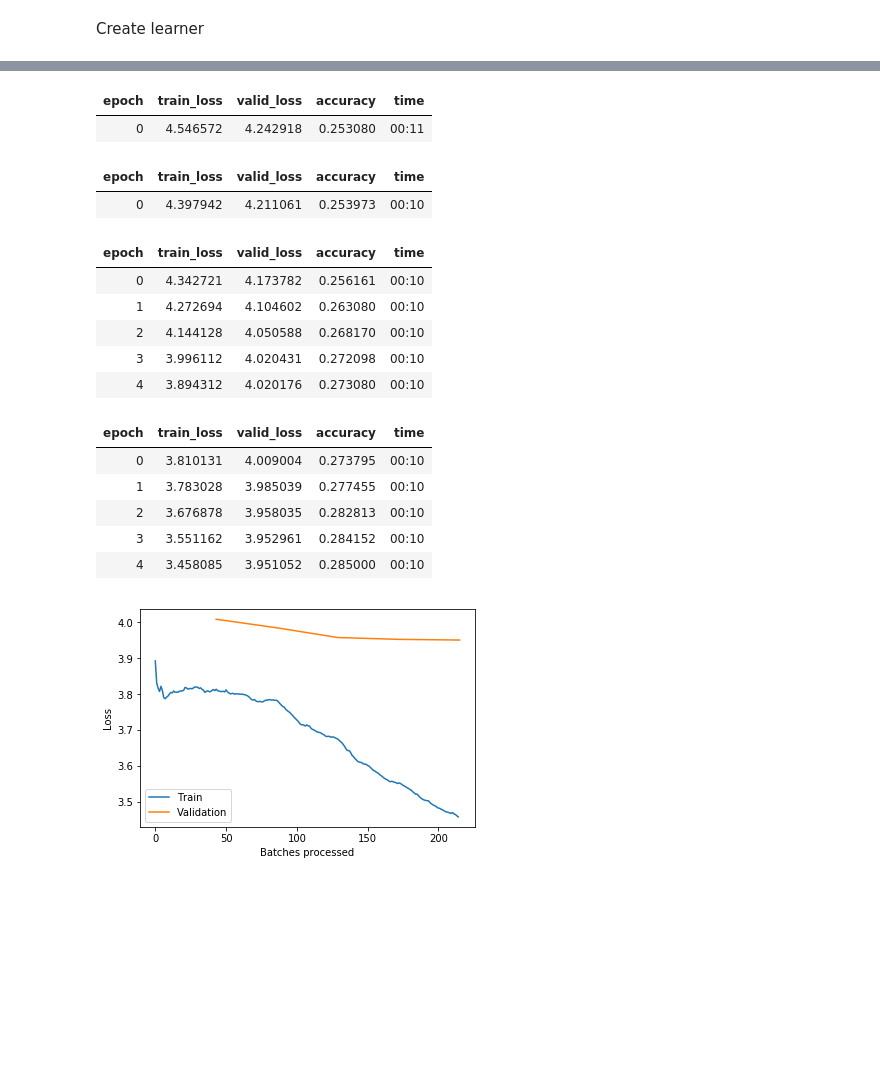
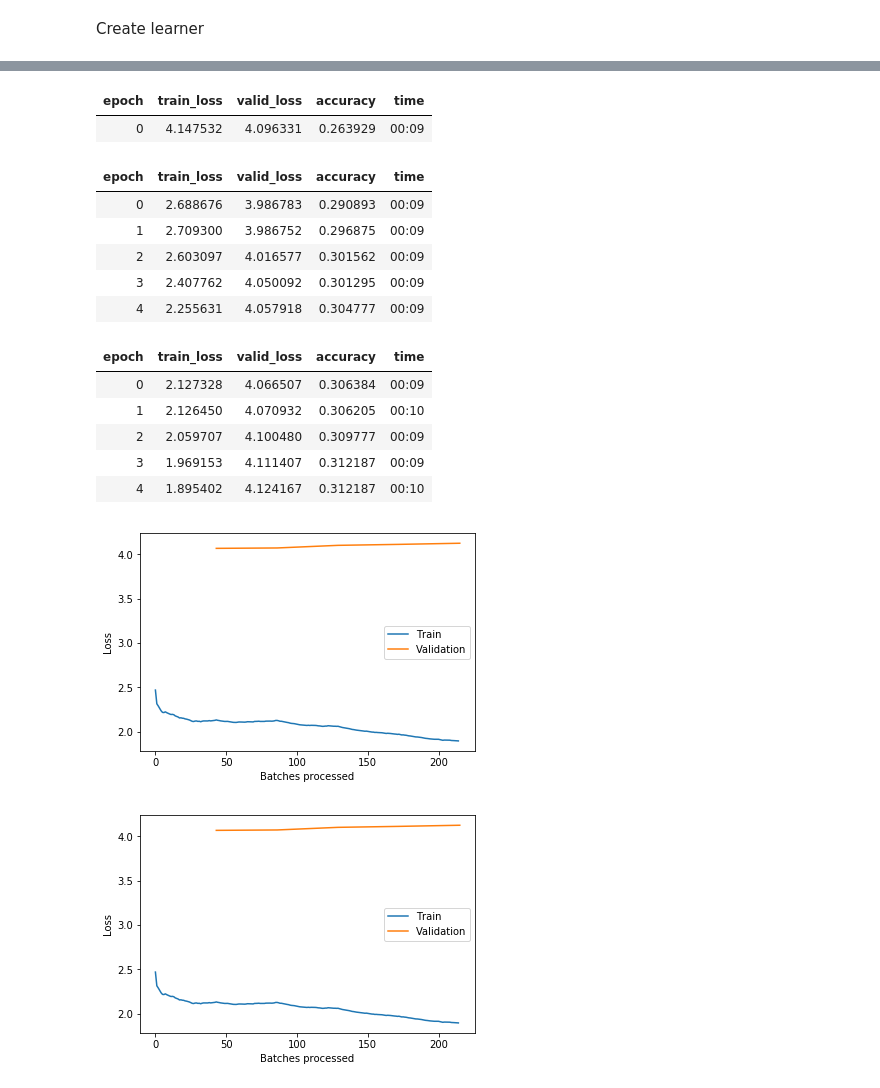
Before and after one commit to marvin-hansen/AI-FUN, a Jupyter notebook: Socrates_ai.ipynb, the cells around one changed output, grey strips where cells are left out. Cells and saved outputs as stored; diff of their text form; code cells hidden in the pictures; blank space fills up the shorter version.

Commit message:
0.2 [Apr/30] Tuned parameters to optimze learning rate

```diff
--- a/Socrates_ai.ipynb
+++ b/Socrates_ai.ipynb
@@ -193,14 +183,14 @@ data_lm = TextLMDataBunch.from_df('data', train_df, valid_df, text_cols='text',
 # %% [markdown]
 Create learner
 # %%
-#learn = language_model_learner(data=data_lm,arch=Transformer, drop_mult=0.5)
+learn.destroy()
 
-#learn.destroy()
+learn = language_model_learner(data=data_lm,arch=AWD_LSTM, drop_mult=0.5)
 
-learn = language_model_learner(data_lm, AWD_LSTM, drop_mult=0.5)
+print("Done! New Learner created!")
 # %%
 # Train model
 # %%
-learn.fit_one_cycle(1, 1e-2)
+learn.fit_one_cycle(3, 1e-2)
 # %% [output]
 | epoch | train_loss | valid_loss | accuracy | time |
@@ -215,37 +207,42 @@ LR Finder is complete, type {learner_name}.recorder.plot() to see the graph.
-# %%
-learn.unfreeze()
-learn.fit_one_cycle(1, 1e-3)
-# %% [output]
-| epoch | train_loss | valid_loss | accuracy | time |
-| 0 | 4.546572 | 4.242918 | 0.253080 | 00:11 |
+# %%
+# re-train the entire model
+learn.unfreeze()
+
+# 10x optimal rate
+learn.fit_one_cycle(1, 1e-2)
+# %% [output]
+| epoch | train_loss | valid_loss | accuracy | time |
+| 0 | 4.147532 | 4.096331 | 0.263929 | 00:09 |
 # %%
-  # start with a mega rate
-  learn.fit_one_cycle(3, 3e-4)
+  # 10x optimal rate
+  cycles = 5
+  lr =  1e-2
 
-  # smaller rate with smaller steps
-  learn.fit_one_cycle(5, 1e-3, wd=0.1)
-  # plot losses
+  # slice for learn rate gradient
+  learn.fit_one_cycle(cycles, slice(lr), wd=0.1)
 
-  # smaller rate with smaller steps
+ # smaller rate with smaller steps
   learn.fit_one_cycle(5, 1e-03, wd=0.1)
   # plot losses
   learn.recorder.plot_losses()
+
+  # plot losses
+  learn.recorder.plot_losses()
 # %% [output]
 | epoch | train_loss | valid_loss | accuracy | time |
-| 0 | 4.397942 | 4.211061 | 0.253973 | 00:10 |
+| 0 | 2.688676 | 3.986783 | 0.290893 | 00:09 |
+| 1 | 2.709300 | 3.986752 | 0.296875 | 00:09 |
+| 2 | 2.603097 | 4.016577 | 0.301562 | 00:09 |
+| 3 | 2.407762 | 4.050092 | 0.301295 | 00:09 |
+| 4 | 2.255631 | 4.057918 | 0.304777 | 00:09 |
 | epoch | train_loss | valid_loss | accuracy | time |
-| 0 | 4.342721 | 4.173782 | 0.256161 | 00:10 |
-| 1 | 4.272694 | 4.104602 | 0.263080 | 00:10 |
-| 2 | 4.144128 | 4.050588 | 0.268170 | 00:10 |
-| 3 | 3.996112 | 4.020431 | 0.272098 | 00:10 |
-| 4 | 3.894312 | 4.020176 | 0.273080 | 00:10 |
+| 0 | 2.127328 | 4.066507 | 0.306384 | 00:09 |
+| 1 | 2.126450 | 4.070932 | 0.306205 | 00:10 |
+| 2 | 2.059707 | 4.100480 | 0.309777 | 00:09 |
+| 3 | 1.969153 | 4.111407 | 0.312187 | 00:09 |
+| 4 | 1.895402 | 4.124167 | 0.312187 | 00:10 |
-| epoch | train_loss | valid_loss | accuracy | time |
-| 0 | 3.810131 | 4.009004 | 0.273795 | 00:10 |
-| 1 | 3.783028 | 3.985039 | 0.277455 | 00:10 |
-| 2 | 3.676878 | 3.958035 | 0.282813 | 00:10 |
-| 3 | 3.551162 | 3.952961 | 0.284152 | 00:10 |
-| 4 | 3.458085 | 3.951052 | 0.285000 | 00:10 |
-[figure, old version]
+[figure, new version]
+[figure, added]
 # %%
 wd=1e-7
 lr=1e-3
```
Also changed, not shown: parts of 19 cells of this notebook.
